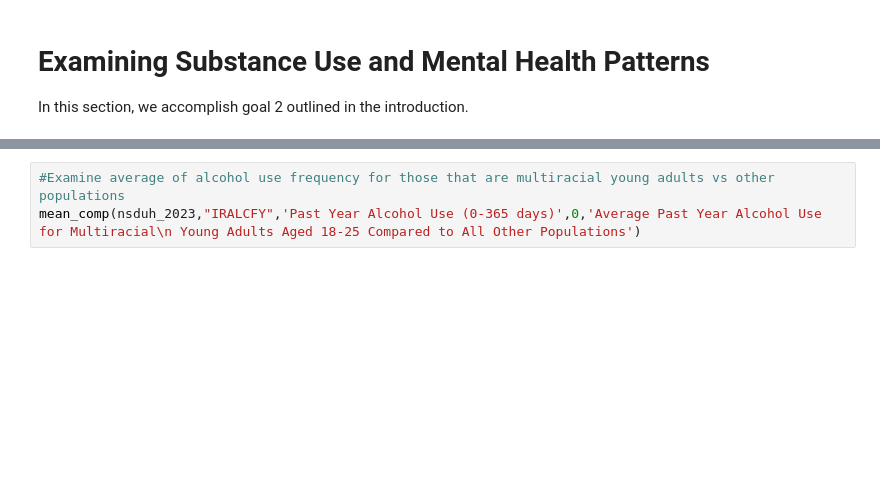
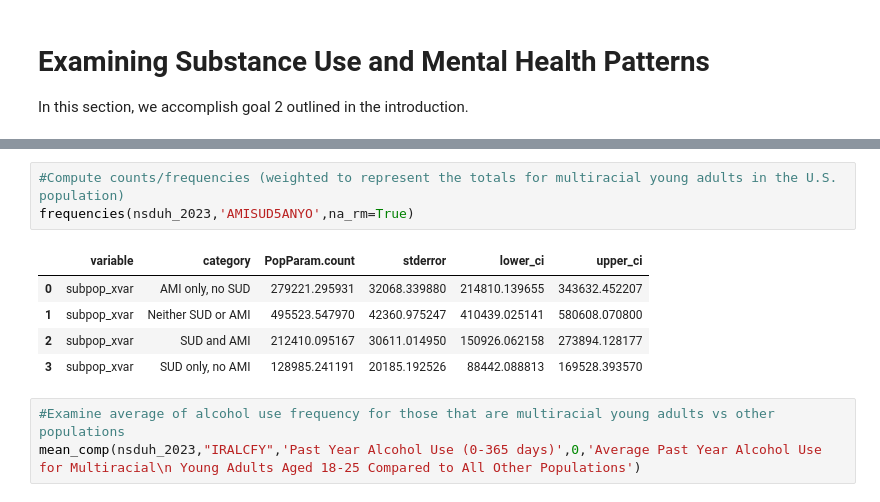
Before and after one commit to Platt-John/John-Platt-DA-401-Project, a Jupyter notebook: code/DA_401_Data_Exploration.ipynb, the cells around one changed output, grey strips where cells are left out. Saved outputs shown, nothing was run; the diff lists cells and outputs as text; blank space fills up the shorter version.

```diff
--- a/code/DA_401_Data_Exploration.ipynb
+++ b/code/DA_401_Data_Exploration.ipynb
@@ -372,3 +383,12 @@ In this section, we accomplish goal 2 outlined in the introduction.
+# %%
+#Compute counts/frequencies (weighted to represent the totals for multiracial young adults in the U.S. population)
+frequencies(nsduh_2023,'AMISUD5ANYO',na_rm=True)
+# %% [output]
+|  | variable | category | PopParam.count | stderror | lower_ci | upper_ci |
+| 0 | subpop_xvar | AMI only, no SUD | 279221.295931 | 32068.339880 | 214810.139655 | 343632.452207 |
+| 1 | subpop_xvar | Neither SUD or AMI | 495523.547970 | 42360.975247 | 410439.025141 | 580608.070800 |
+| 2 | subpop_xvar | SUD and AMI | 212410.095167 | 30611.014950 | 150926.062158 | 273894.128177 |
+| 3 | subpop_xvar | SUD only, no AMI | 128985.241191 | 20185.192526 | 88442.088813 | 169528.393570 |
 # %%
 #Examine average of alcohol use frequency for those that are multiracial young adults vs other populations
 mean_comp(nsduh_2023,"IRALCFY",'Past Year Alcohol Use (0-365 days)',0,'Average Past Year Alcohol Use for Multiracial\n Young Adults Aged 18-25 Compared to All Other Populations')
```
Also changed, not shown: parts of 5 cells of this notebook, 2 other files.
